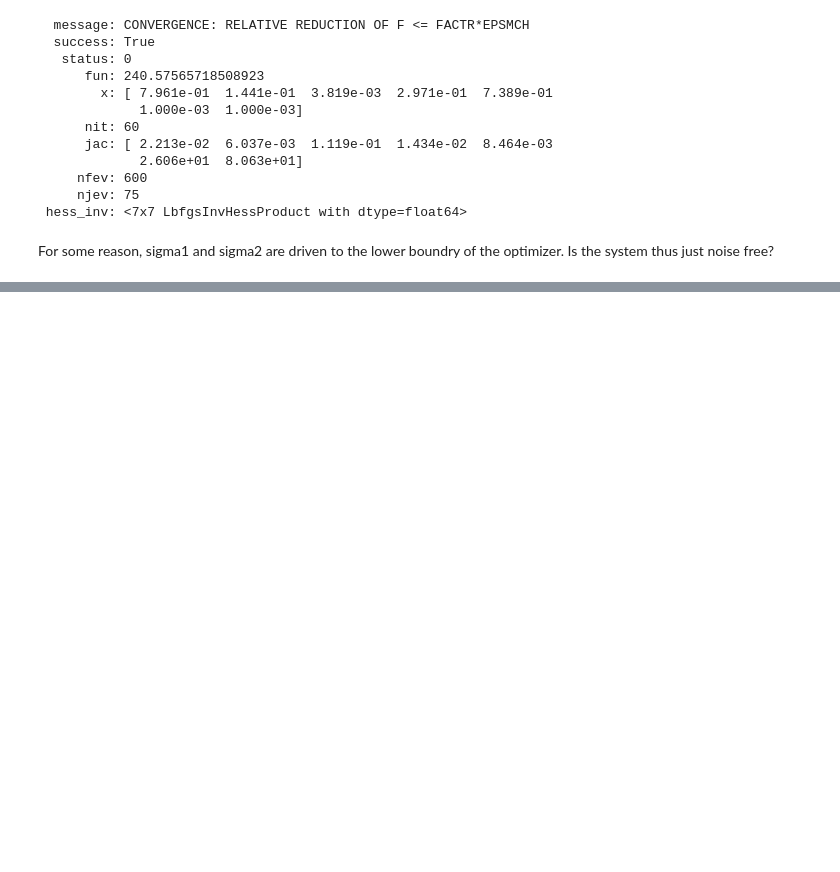
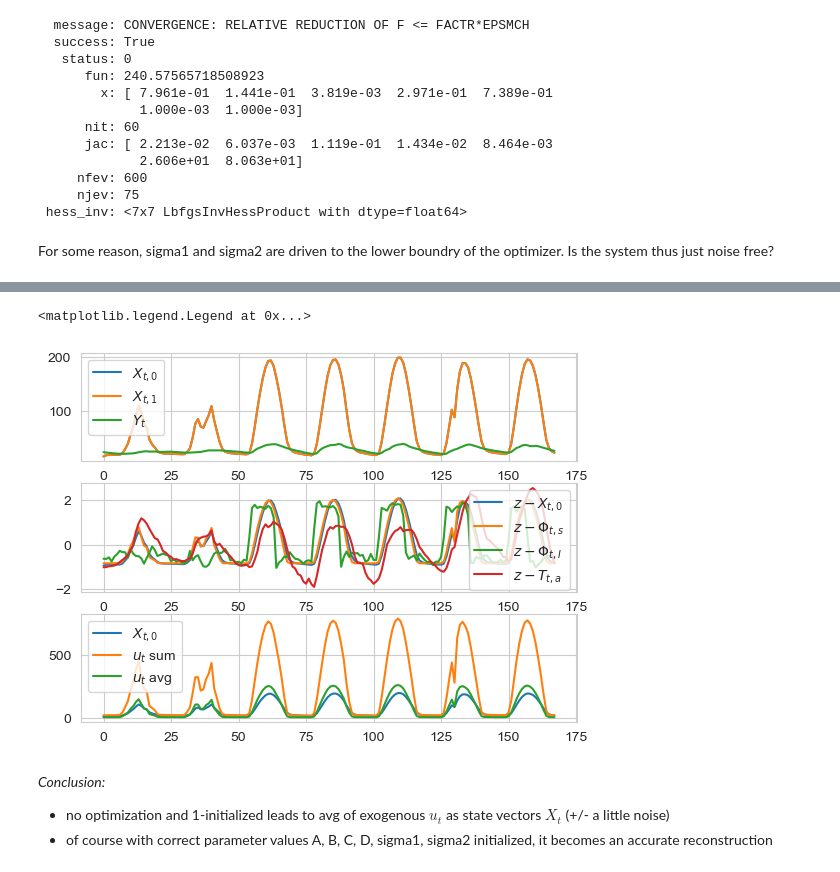
Before and after one commit to JeppeKlitgaard/DTU-02613-TimeSeries, a Jupyter notebook: Assignment4/part2.ipynb, the cells around one changed output, grey strips where cells are left out. Cells and saved outputs as stored; diff of their text form; code cells hidden in the pictures; blank space fills up the shorter version.

```diff
--- a/Assignment4/Yunis/part2.ipynb
+++ b/Assignment4/part2.ipynb
@@ -337,0 +477,32 @@ plt.plot(df["Y"])
+# %%
+# reconstruct without likelihood
+x = reconstruct_states(np.ones(14), df)
+
+# plot hidden states X_t against exogenous variables
+
+plt.subplot(3,1,1)
+plt.plot(x[:,0], label="$X_{t,0}$")
+plt.plot(x[:,1], label="$X_{t,1}$")
+plt.plot(df["Y"], label="$Y_t$")
+plt.legend()
+
+plt.subplot(3,1,2)
+plt.plot((x[:,0]-np.mean(x[:,0]))/np.std(x[:,0]), label="$z-X_{t,0}$")
+plt.plot((df["S"]-df["S"].mean())/df["S"].std(), label="$z-\Phi_{t,s}$")
+plt.plot((df["I"]-df["I"].mean())/df["I"].std(), label="$z-\Phi_{t,I}$")
+plt.plot((df["Ta"]-df["Ta"].mean())/df["Ta"].std(), label="$z-T_{t,a}$")
+plt.legend()
+
+plt.subplot(3,1,3)
+plt.plot(x[:,0], label="$X_{t,0}$")
+plt.plot(df["S"]+df["I"]+df["Ta"], label="$u_t$ sum")
+plt.plot((df["S"]+df["I"]+df["Ta"])/3, label="$u_t$ avg")
+plt.legend()
+# %% [output]
+<matplotlib.legend.Legend at 0x...>
+[figure, added]
+# %% [markdown]
+*Conclusion:*
+
+- no optimization and 1-initialized leads to avg of exogenous $u_t$ as state vectors $X_t$ (+/- a little noise)
+- of course with correct parameter values A, B, C, D, sigma1, sigma2 initialized, it becomes an accurate reconstruction
```
Also changed, not shown: parts of 13 cells of this notebook, 2 other files.
